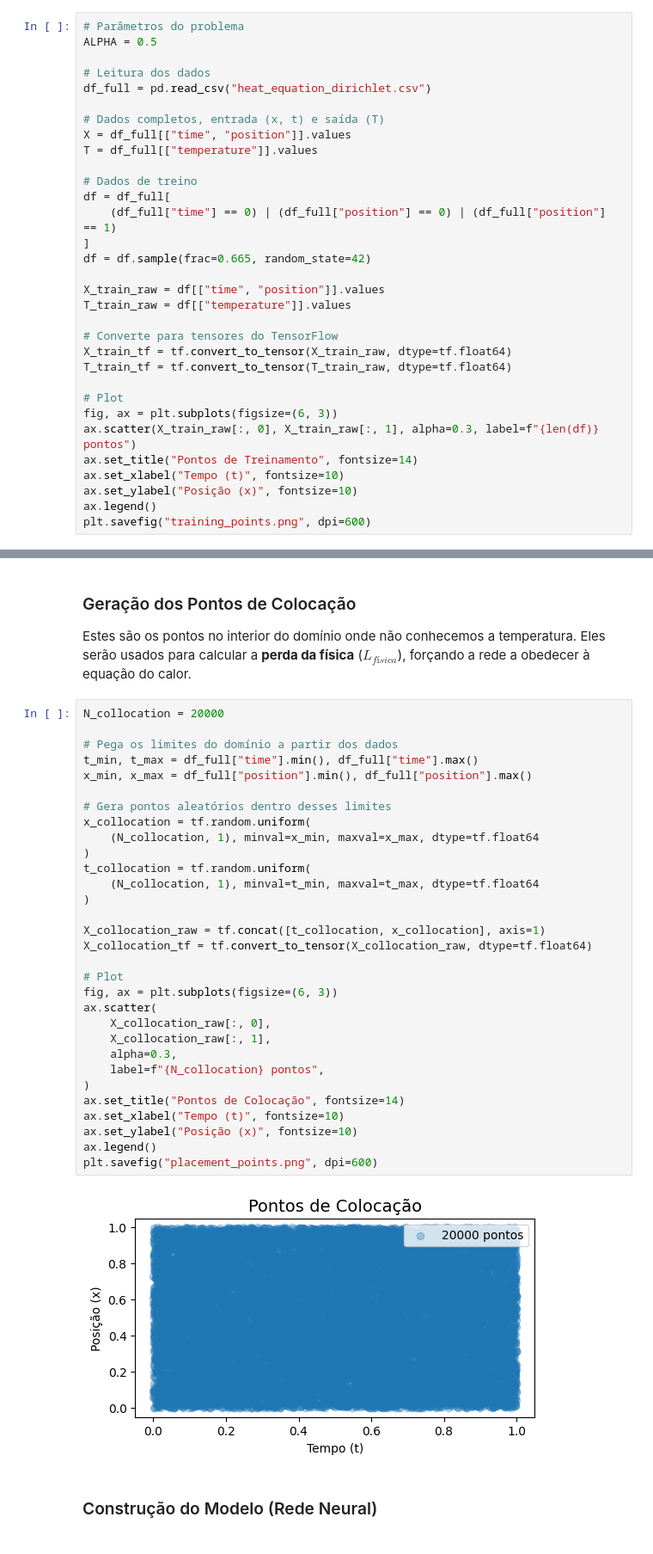
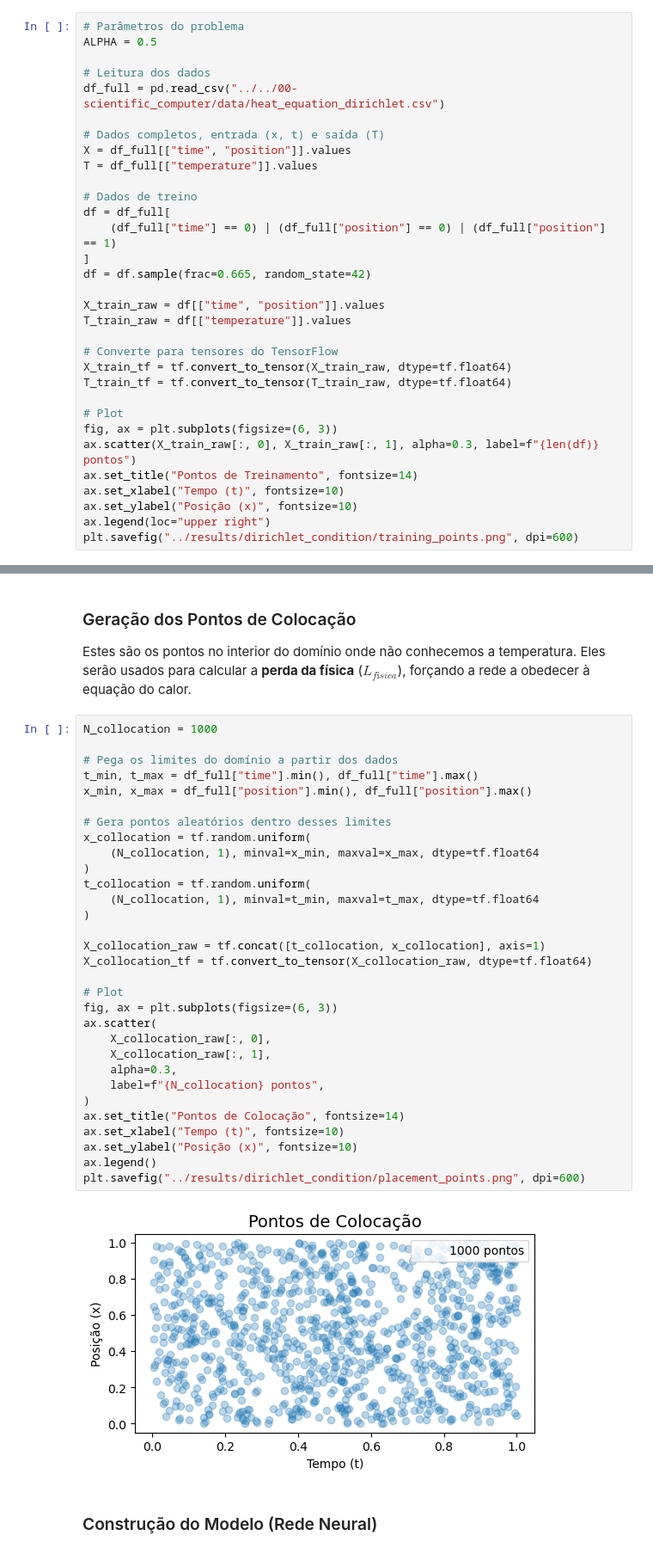
Before and after one commit to thiagoneye/master-sciml, a Jupyter notebook: 04-neural_solvers/notebooks/heat_equation_dirichlet.ipynb, the cells around one changed output, grey strips where cells are left out. Shown: that part at 86% size. Saved outputs shown, nothing was run; the diff lists cells and outputs as text.

```diff
--- a/04-neural_solvers/notebooks/heat_equation_dirichlet.ipynb
+++ b/04-neural_solvers/notebooks/heat_equation_dirichlet.ipynb
@@ -76,7 +83,7 @@ Detalhes da GPU: [PhysicalDevice(name='/physical_device:GPU:0', device_type='GPU
 ALPHA = 0.5
 
 # Leitura dos dados
-df_full = pd.read_csv("heat_equation_dirichlet.csv")
+df_full = pd.read_csv("../../00-scientific_computer/data/heat_equation_dirichlet.csv")
 
 # Dados completos, entrada (x, t) e saída (T)
 X = df_full[["time", "position"]].values
@@ -101,6 +108,6 @@ ax.scatter(X_train_raw[:, 0], X_train_raw[:, 1], alpha=0.3, label=f"{len(df)} po
 ax.set_title("Pontos de Treinamento", fontsize=14)
 ax.set_xlabel("Tempo (t)", fontsize=10)
 ax.set_ylabel("Posição (x)", fontsize=10)
-ax.legend()
-plt.savefig("training_points.png", dpi=600)
+ax.legend(loc="upper right")
+plt.savefig("../results/dirichlet_condition/training_points.png", dpi=600)
 # %% [output]
@@ -110,38 +118,38 @@ plt.savefig("training_points.png", dpi=600)
 
 Estes são os pontos no interior do domínio onde não conhecemos a temperatura. Eles serão usados para calcular a **perda da física** ($L_{física}$), forçando a rede a obedecer à equação do calor.
 # %%
-N_collocation = 20000
+N_collocation = 1000
 
 # Pega os limites do domínio a partir dos dados
 t_min, t_max = df_full["time"].min(), df_full["time"].max()
 x_min, x_max = df_full["position"].min(), df_full["position"].max()
 
 # Gera pontos aleatórios dentro desses limites
 x_collocation = tf.random.uniform(
     (N_collocation, 1), minval=x_min, maxval=x_max, dtype=tf.float64
 )
 t_collocation = tf.random.uniform(
     (N_collocation, 1), minval=t_min, maxval=t_max, dtype=tf.float64
 )
 
 X_collocation_raw = tf.concat([t_collocation, x_collocation], axis=1)
 X_collocation_tf = tf.convert_to_tensor(X_collocation_raw, dtype=tf.float64)
 
 # Plot
 fig, ax = plt.subplots(figsize=(6, 3))
 ax.scatter(
     X_collocation_raw[:, 0],
     X_collocation_raw[:, 1],
     alpha=0.3,
     label=f"{N_collocation} pontos",
 )
 ax.set_title("Pontos de Colocação", fontsize=14)
 ax.set_xlabel("Tempo (t)", fontsize=10)
 ax.set_ylabel("Posição (x)", fontsize=10)
 ax.legend()
-plt.savefig("placement_points.png", dpi=600)
+plt.savefig("../results/dirichlet_condition/placement_points.png", dpi=600)
 # %% [output]
-[figure, old version]
+[figure, new version]
 # %% [markdown]
 ### Construção do Modelo (Rede Neural)
 # %%
```
Also changed, not shown: parts of 7 cells of this notebook, 8 other files.
